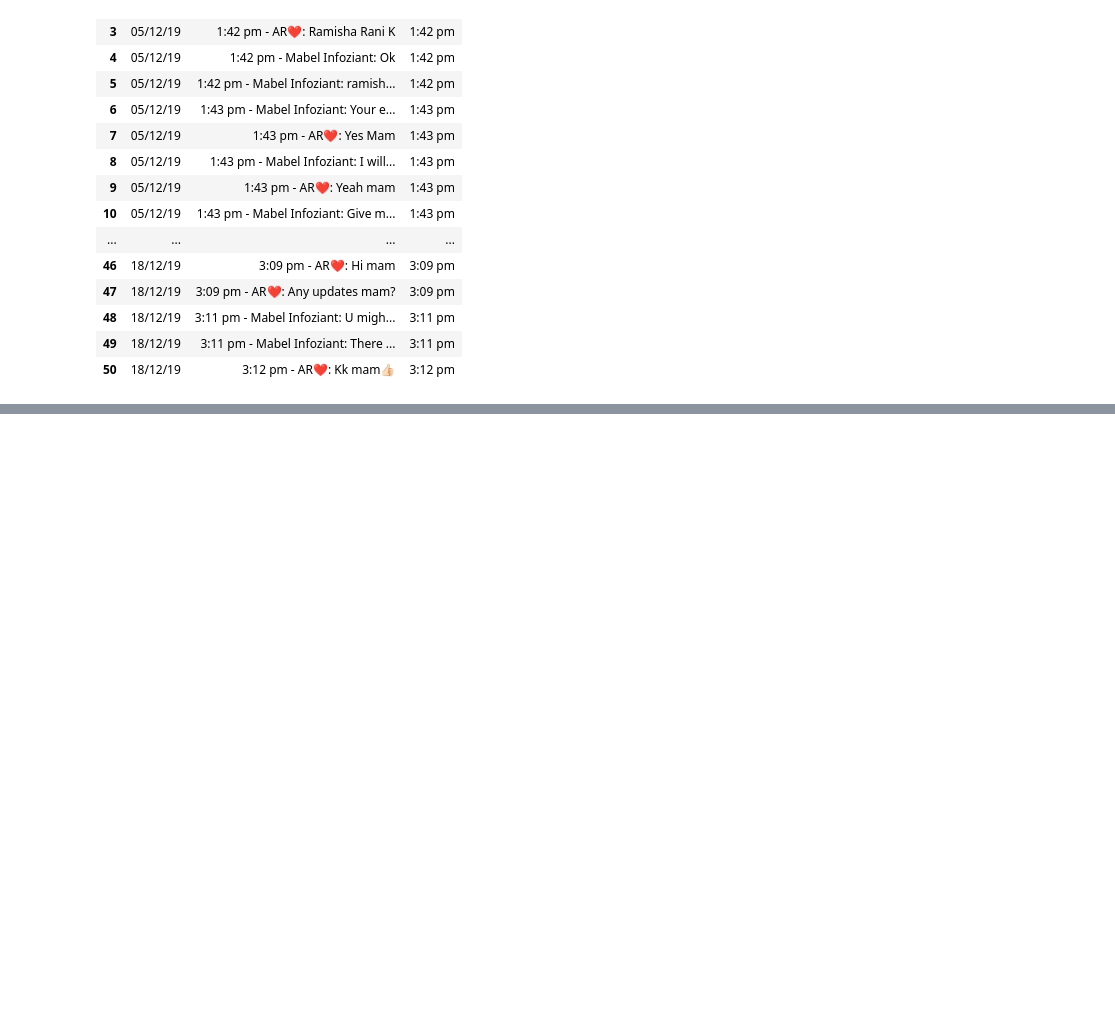
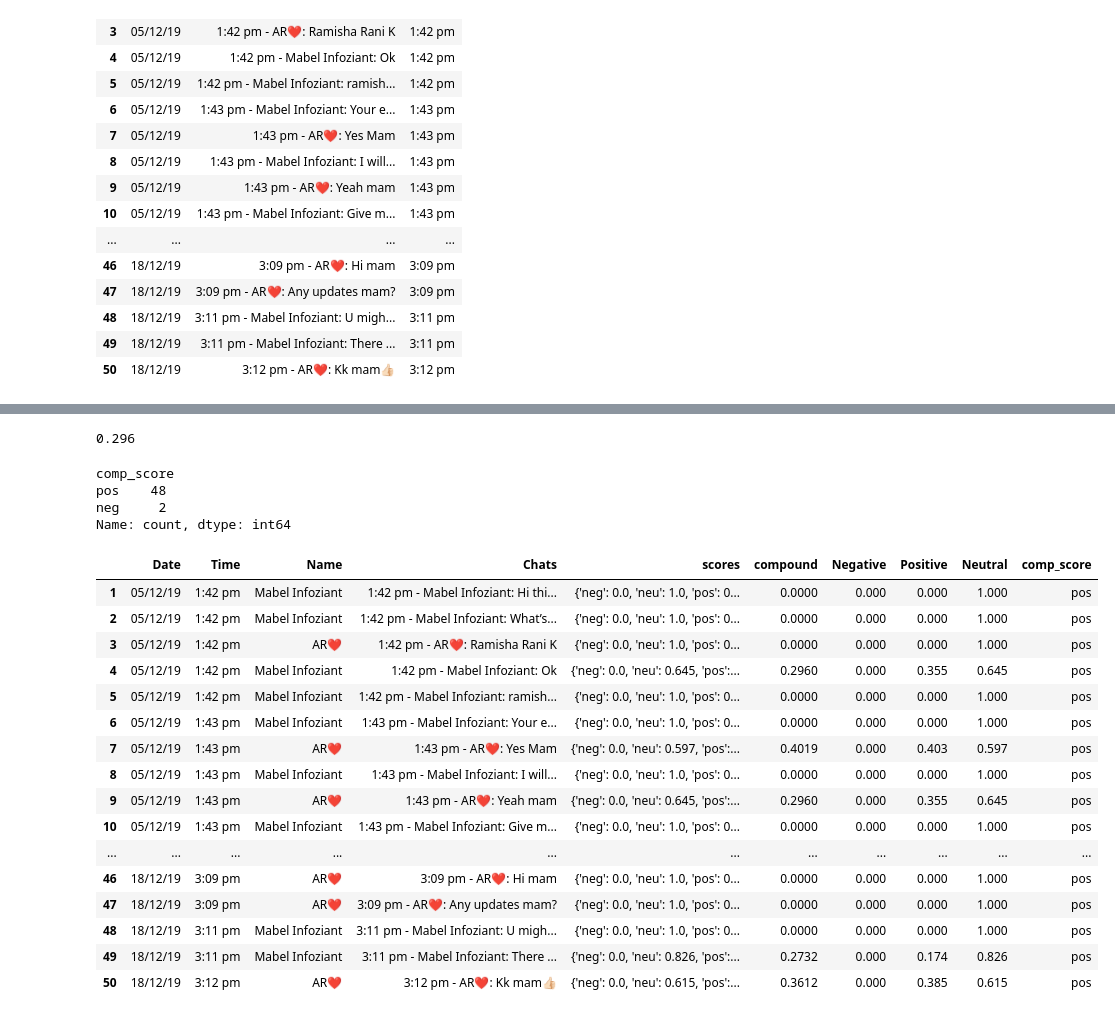
Before and after one commit to shameee09/Natural-Language-Processing, a Jupyter notebook: Premium WhatsApp.ipynb, the cells around one changed output, grey strips where cells are left out. Saved outputs shown, nothing was run; the diff lists cells and outputs as text; code cells hidden in the pictures; blank space fills up the shorter version.

```diff
--- a/Premium WhatsApp.ipynb
+++ b/Premium WhatsApp.ipynb
@@ -110,0 +207,4 @@ data
+# %%
+sent['compound']
+# %% [output]
+0.296
@@ -110,0 +242,27 @@ data
+# %%
+pos
+# %% [output]
+comp_score
+pos    48
+neg     2
+Name: count, dtype: int64
+# %%
+data_Senti
+# %% [output]
+|  | Date | Time | Name | Chats | scores | compound | Negative | Positive | Neutral | comp_score |
+| 1 | 05/12/19 | 1:42 pm | Mabel Infoziant | 1:42 pm - Mabel Infoziant: Hi thi... | {'neg': 0.0, 'neu': 1.0, 'pos': 0... | 0.0000 | 0.000 | 0.000 | 1.000 | pos |
+| 2 | 05/12/19 | 1:42 pm | Mabel Infoziant | 1:42 pm - Mabel Infoziant: What’s... | {'neg': 0.0, 'neu': 1.0, 'pos': 0... | 0.0000 | 0.000 | 0.000 | 1.000 | pos |
+| 3 | 05/12/19 | 1:42 pm | AR❤ | 1:42 pm - AR❤: Ramisha Rani K | {'neg': 0.0, 'neu': 1.0, 'pos': 0... | 0.0000 | 0.000 | 0.000 | 1.000 | pos |
+| 4 | 05/12/19 | 1:42 pm | Mabel Infoziant | 1:42 pm - Mabel Infoziant: Ok | {'neg': 0.0, 'neu': 0.645, 'pos':... | 0.2960 | 0.000 | 0.355 | 0.645 | pos |
+| 5 | 05/12/19 | 1:42 pm | Mabel Infoziant | 1:42 pm - Mabel Infoziant: ramish... | {'neg': 0.0, 'neu': 1.0, 'pos': 0... | 0.0000 | 0.000 | 0.000 | 1.000 | pos |
+| 6 | 05/12/19 | 1:43 pm | Mabel Infoziant | 1:43 pm - Mabel Infoziant: Your e... | {'neg': 0.0, 'neu': 1.0, 'pos': 0... | 0.0000 | 0.000 | 0.000 | 1.000 | pos |
+| 7 | 05/12/19 | 1:43 pm | AR❤ | 1:43 pm - AR❤: Yes Mam | {'neg': 0.0, 'neu': 0.597, 'pos':... | 0.4019 | 0.000 | 0.403 | 0.597 | pos |
+| 8 | 05/12/19 | 1:43 pm | Mabel Infoziant | 1:43 pm - Mabel Infoziant: I will... | {'neg': 0.0, 'neu': 1.0, 'pos': 0... | 0.0000 | 0.000 | 0.000 | 1.000 | pos |
+| 9 | 05/12/19 | 1:43 pm | AR❤ | 1:43 pm - AR❤: Yeah mam | {'neg': 0.0, 'neu': 0.645, 'pos':... | 0.2960 | 0.000 | 0.355 | 0.645 | pos |
+| 10 | 05/12/19 | 1:43 pm | Mabel Infoziant | 1:43 pm - Mabel Infoziant: Give m... | {'neg': 0.0, 'neu': 1.0, 'pos': 0... | 0.0000 | 0.000 | 0.000 | 1.000 | pos |
+| ... | ... | ... | ... | ... | ... | ... | ... | ... | ... | ... |
+| 46 | 18/12/19 | 3:09 pm | AR❤ | 3:09 pm - AR❤: Hi mam | {'neg': 0.0, 'neu': 1.0, 'pos': 0... | 0.0000 | 0.000 | 0.000 | 1.000 | pos |
+| 47 | 18/12/19 | 3:09 pm | AR❤ | 3:09 pm - AR❤: Any updates mam? | {'neg': 0.0, 'neu': 1.0, 'pos': 0... | 0.0000 | 0.000 | 0.000 | 1.000 | pos |
+| 48 | 18/12/19 | 3:11 pm | Mabel Infoziant | 3:11 pm - Mabel Infoziant: U migh... | {'neg': 0.0, 'neu': 1.0, 'pos': 0... | 0.0000 | 0.000 | 0.000 | 1.000 | pos |
+| 49 | 18/12/19 | 3:11 pm | Mabel Infoziant | 3:11 pm - Mabel Infoziant: There ... | {'neg': 0.0, 'neu': 0.826, 'pos':... | 0.2732 | 0.000 | 0.174 | 0.826 | pos |
+| 50 | 18/12/19 | 3:12 pm | AR❤ | 3:12 pm - AR❤: Kk mam👍🏻 | {'neg': 0.0, 'neu': 0.615, 'pos':... | 0.3612 | 0.000 | 0.385 | 0.615 | pos |
```
Also changed, not shown: parts of 10 cells of this notebook.
